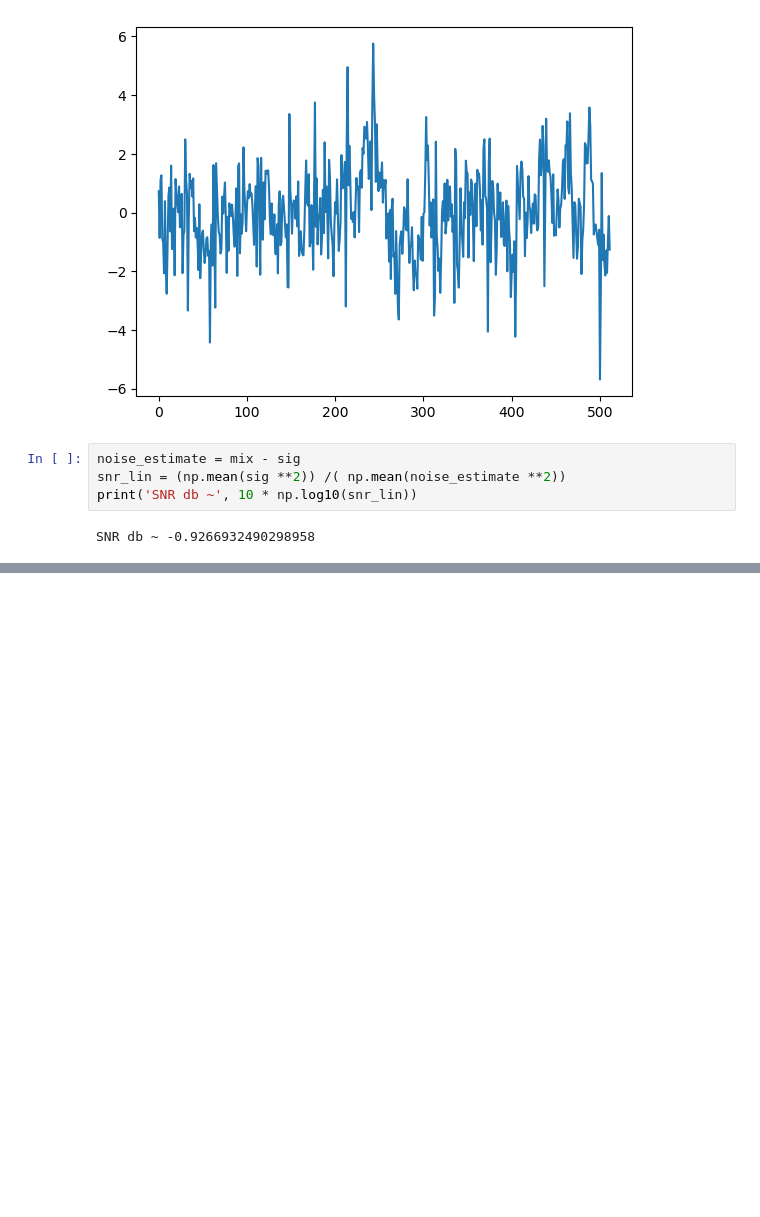
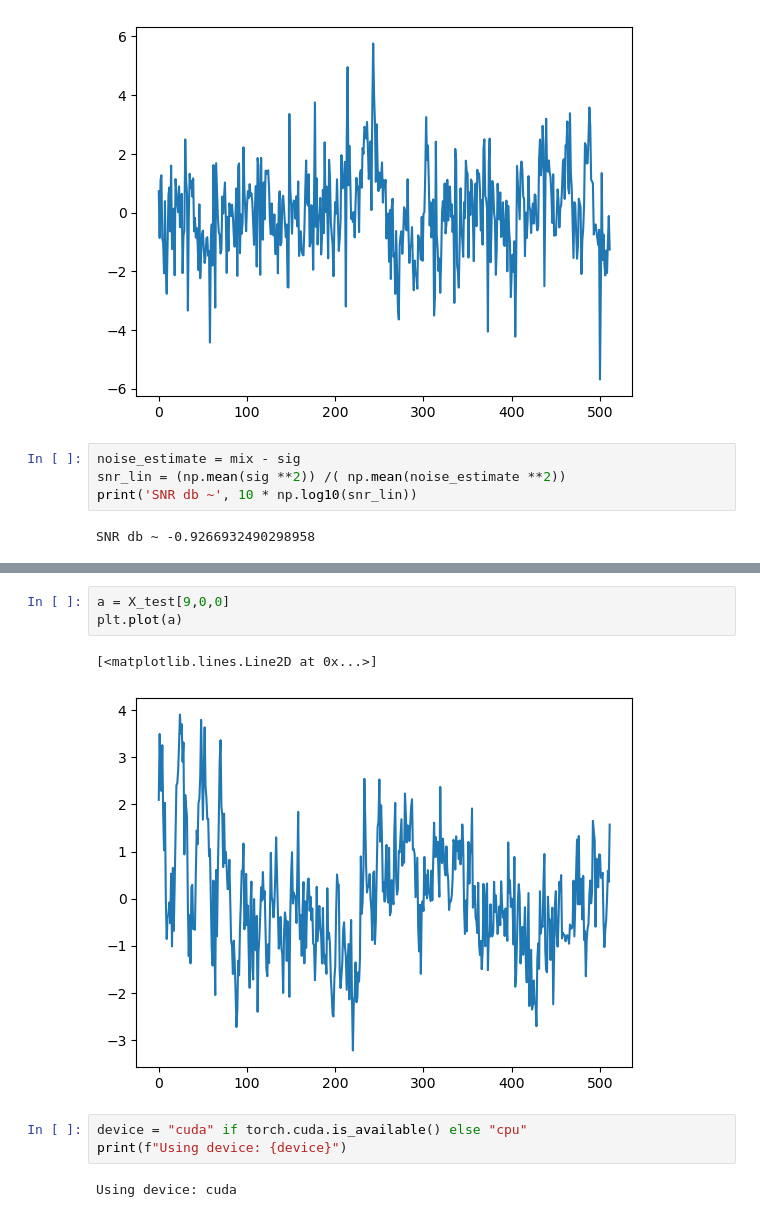
Before and after one commit to ArpanMukhopadhyay/DiffusionDenoiseEEG, a Jupyter notebook: dataprep.ipynb, the cells around one changed output, grey strips where cells are left out. Cells and saved outputs as stored; diff of their text form; blank space fills up the shorter version.

```diff
--- a/dataprep.ipynb
+++ b/dataprep.ipynb
@@ -154,0 +166,11 @@ SNR db ~ -0.9266932490298958
+# %%
+a = X_test[9,0,0]
+plt.plot(a)
+# %% [output]
+[<matplotlib.lines.Line2D at 0x...>]
+[figure, added]
+# %%
+device = "cuda" if torch.cuda.is_available() else "cpu"
+print(f"Using device: {device}")
+# %% [output]
+Using device: cuda
```
Also changed, not shown: parts of 4 cells of this notebook.
